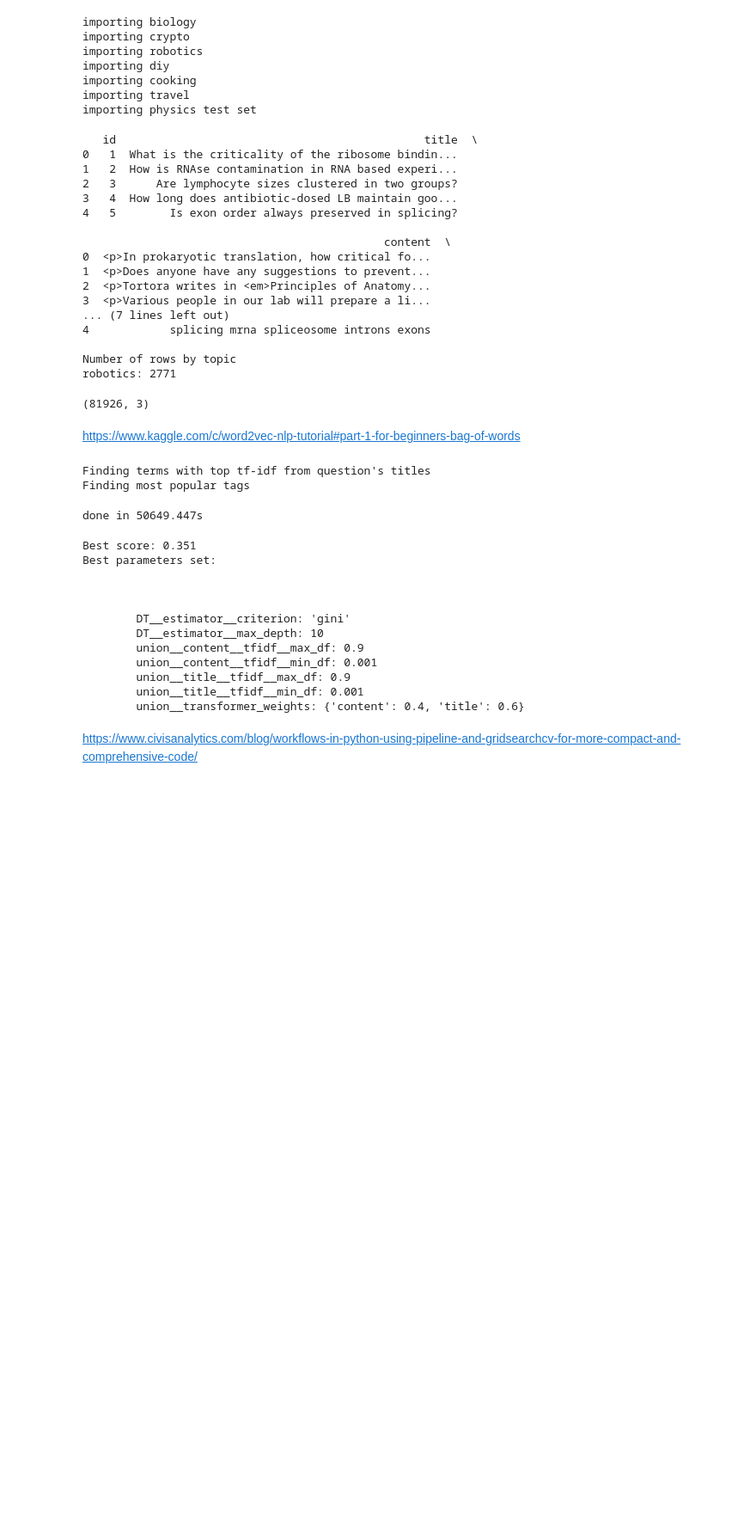
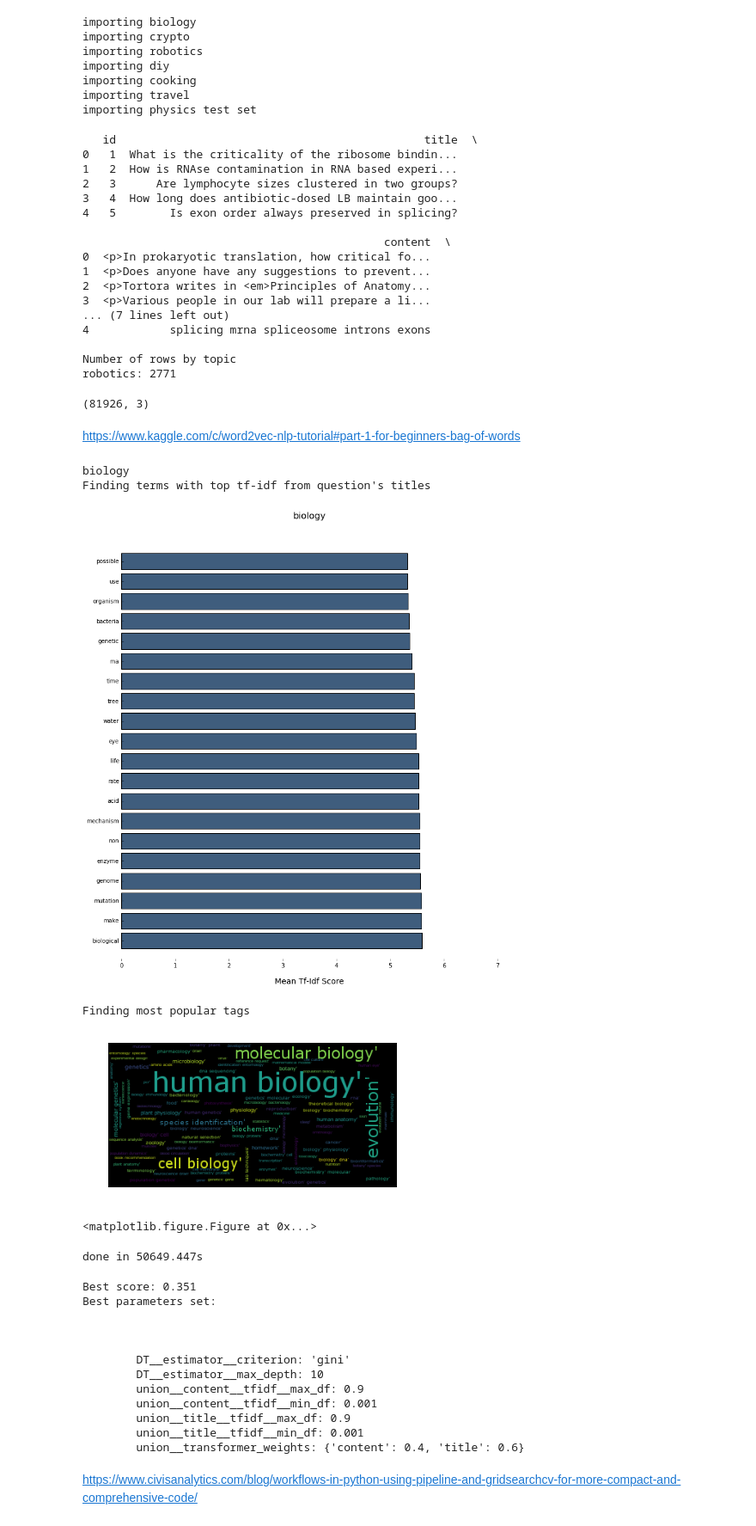
Before and after one commit to mrlevitas/udacity_kaggle_ml_capstone, a Jupyter notebook: roman_levitas_capstone.ipynb, the cells around one changed output. Shown at 86% size. Saved outputs shown, nothing was run; the diff lists cells and outputs as text; code cells hidden in the pictures; blank space fills up the shorter version.

Commit message:
images

```diff
--- a/roman_levitas_capstone.ipynb
+++ b/roman_levitas_capstone.ipynb
@@ -36,6 +27,15 @@ importing diy
 importing cooking
 importing travel
 importing physics test set
+# %%
+df_hash = {
+#     "cooking": cooking,
+#     "crypto": crypto,
+#     "robotics": robotics,
+    "biology": biology,
+#     "travel": travel,
+#     "diy": diy,
+}
 # %%
 # Data Exploration
 # print df_hash['biology'].columns.values
@@ -161,6 +161,8 @@ def plot_tfidf_classfeats_h(dfs):
     ax.set_xlim([0, 7])
     yticks = ax.set_yticklabels(dfs["feature"])
     plt.show()
+    fig_file_name = str(dfs.label) + '_tfidf.png'
+    plt.savefig(fig_file_name)
 # %%
 from wordcloud import WordCloud
 
@@ -173,30 +175,37 @@ def print_wordcloud(dfs):
     plt.imshow(wordcloud)
     plt.axis("off")
     plt.show()
+    fig_file_name = str(dfs.label) + '_wordcloud.png'
+    plt.savefig(fig_file_name, bbox_inches='tight')
 # %%
 # Data Visualization
 
 from sklearn.feature_extraction.text import TfidfVectorizer
 
 vect_hash = {}
 
 for topic, df in df_hash.iteritems():
     if topic == "test":
         next
     else:
-#         vect_hash[topic] = TfidfVectorizer( lowercase=True , stop_words="english" ,min_df=.01, max_df= .95 )
-#         X = vect_hash[topic].fit_transform(df.title)
+        vect_hash[topic] = TfidfVectorizer( lowercase=True , stop_words="english" ,min_df=.01, max_df= .95 )
+        X = vect_hash[topic].fit_transform(df.title)
 
-#         dfs = top_tfidf_feats( vect_hash[topic].idf_ , vect_hash[topic].get_feature_names()  )
-#         dfs.label = topic
-#         print topic
+        dfs = top_tfidf_feats( vect_hash[topic].idf_ , vect_hash[topic].get_feature_names()  )
+        dfs.label = topic
+        df.label = topic
+        print topic
         print "Finding terms with top tf-idf from question's titles"
-#         plot_tfidf_classfeats_h(dfs)
+        plot_tfidf_classfeats_h(dfs)
         print "Finding most popular tags"
-#         print_wordcloud(df)
+        print_wordcloud(df)
 # %% [output]
+biology
 Finding terms with top tf-idf from question's titles
-Finding most popular tags
+[figure, added]
+Finding most popular tags
+[figure, added]
+<matplotlib.figure.Figure at 0x...>
 # %%
 frames = []
 for topic, df in df_hash.iteritems():
```
Also changed, not shown: parts of 1 cell of this notebook, 3 other files.
